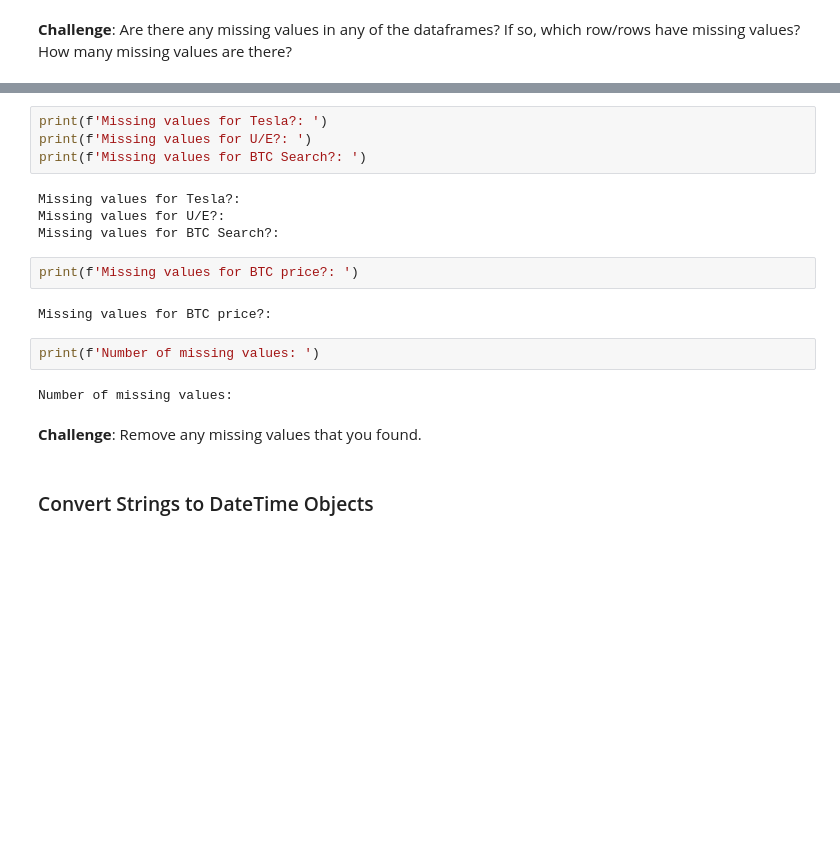
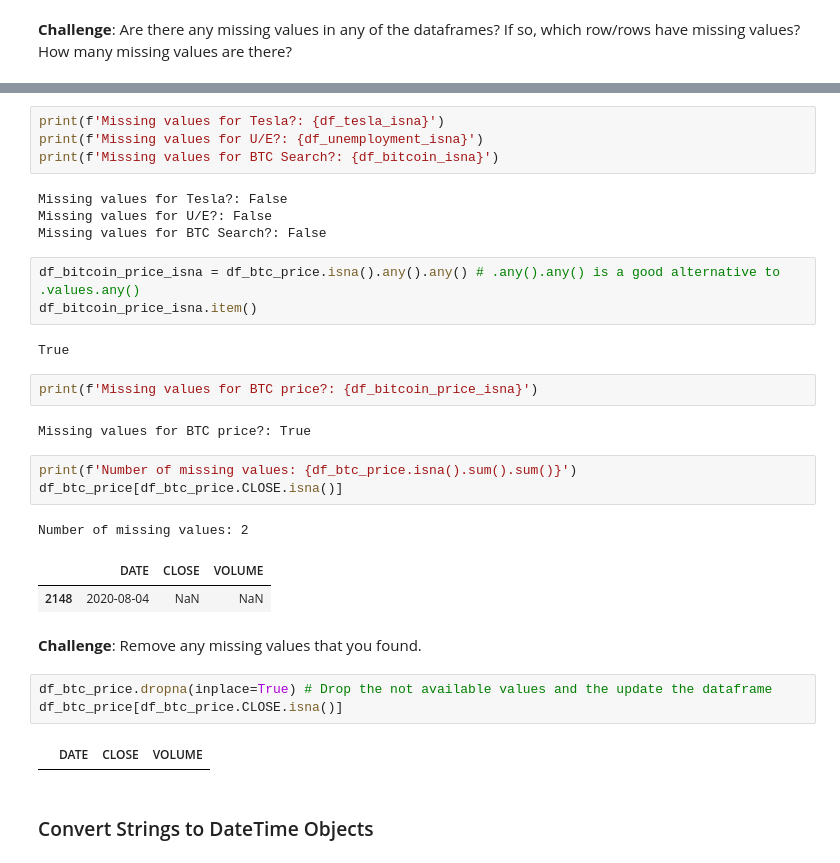
Before and after one commit to hashorva/100-days-of-Python, a Jupyter notebook: day_75/Google Trends and Data Visualisation (start).ipynb, the cells around one changed output, grey strips where cells are left out. Saved outputs shown, nothing was run; the diff lists cells and outputs as text; blank space fills up the shorter version.

```diff
--- a/day_75/Google Trends and Data Visualisation (start).ipynb
+++ b/day_75/Google Trends and Data Visualisation (start).ipynb
@@ -380,21 +388,34 @@ Periodicity is Monthly, at the Month start
 # %%
-print(f'Missing values for Tesla?: ')
-print(f'Missing values for U/E?: ')
-print(f'Missing values for BTC Search?: ')
+print(f'Missing values for Tesla?: {df_tesla_isna}')
+print(f'Missing values for U/E?: {df_unemployment_isna}')
+print(f'Missing values for BTC Search?: {df_bitcoin_isna}')
 # %% [output]
-Missing values for Tesla?:
-Missing values for U/E?:
-Missing values for BTC Search?:
+Missing values for Tesla?: False
+Missing values for U/E?: False
+Missing values for BTC Search?: False
+# %%
+df_bitcoin_price_isna = df_btc_price.isna().any().any() # .any().any() is a good alternative to .values.any()
+df_bitcoin_price_isna.item()
+# %% [output]
+True
 # %%
-print(f'Missing values for BTC price?: ')
+print(f'Missing values for BTC price?: {df_bitcoin_price_isna}')
 # %% [output]
-Missing values for BTC price?:
+Missing values for BTC price?: True
 # %%
-print(f'Number of missing values: ')
+print(f'Number of missing values: {df_btc_price.isna().sum().sum()}')
+df_btc_price[df_btc_price.CLOSE.isna()]
 # %% [output]
-Number of missing values:
+Number of missing values: 2
+|  | DATE | CLOSE | VOLUME |
+| 2148 | 2020-08-04 | NaN | NaN |
 # %% [markdown]
 **Challenge**: Remove any missing values that you found.
+# %%
+df_btc_price.dropna(inplace=True) # Drop the not available values and the update the dataframe
+df_btc_price[df_btc_price.CLOSE.isna()]
+# %% [output]
+|  | DATE | CLOSE | VOLUME |
 # %% [markdown]
 ### Convert Strings to DateTime Objects
 # %% [markdown]
```
Also changed, not shown: parts of 15 cells of this notebook.
